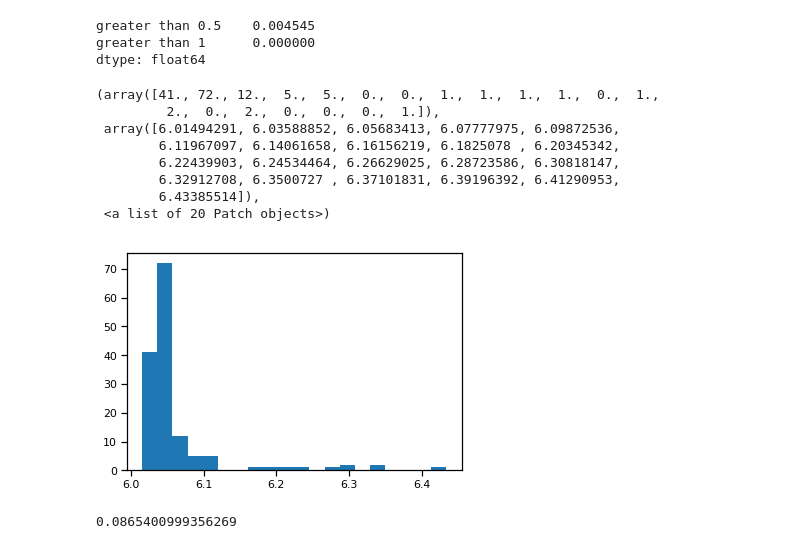
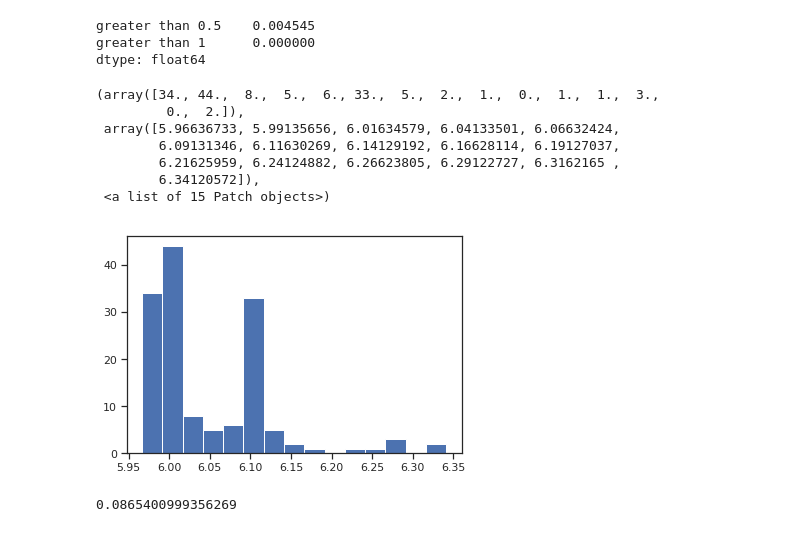
Before and after one commit to cthai721/bda-project, a Jupyter notebook: NYC Public Schools.ipynb, the cells around one changed output. Saved outputs shown, nothing was run; the diff lists cells and outputs as text; code cells hidden in the pictures.

```diff
--- a/NYC Public Schools.ipynb
+++ b/NYC Public Schools.ipynb
@@ -583,20 +583,19 @@ dtype: float64
 # %%
 Y_pred = []
 for i in range(X_test.shape[0]):
     borough = X_test.loc[i, 'Borough']
     Y_pred.append(alpha[borough-1] + beta*X_test.loc[i, 'Enrollment'])
 
-plt.hist(y_pred, bins = 20)
+plt.hist(Y_pred, bins = 15)
 # %% [output]
-(array([41., 72., 12.,  5.,  5.,  0.,  0.,  1.,  1.,  1.,  1.,  0.,  1.,
-         2.,  0.,  2.,  0.,  0.,  0.,  1.]),
- array([6.01494291, 6.03588852, 6.05683413, 6.07777975, 6.09872536,
-        6.11967097, 6.14061658, 6.16156219, 6.1825078 , 6.20345342,
-        6.22439903, 6.24534464, 6.26629025, 6.28723586, 6.30818147,
-        6.32912708, 6.3500727 , 6.37101831, 6.39196392, 6.41290953,
-        6.43385514]),
- <a list of 20 Patch objects>)
+(array([34., 44.,  8.,  5.,  6., 33.,  5.,  2.,  1.,  0.,  1.,  1.,  3.,
+         0.,  2.]),
+ array([5.96636733, 5.99135656, 6.01634579, 6.04133501, 6.06632424,
+        6.09131346, 6.11630269, 6.14129192, 6.16628114, 6.19127037,
+        6.21625959, 6.24124882, 6.26623805, 6.29122727, 6.3162165 ,
+        6.34120572]),
+ <a list of 15 Patch objects>)
-[figure, old version]
+[figure, new version]
 # %%
 MAE(Y_pred, Y_test)
 # %% [output]
```
Also changed, not shown: parts of 4 cells of this notebook.
